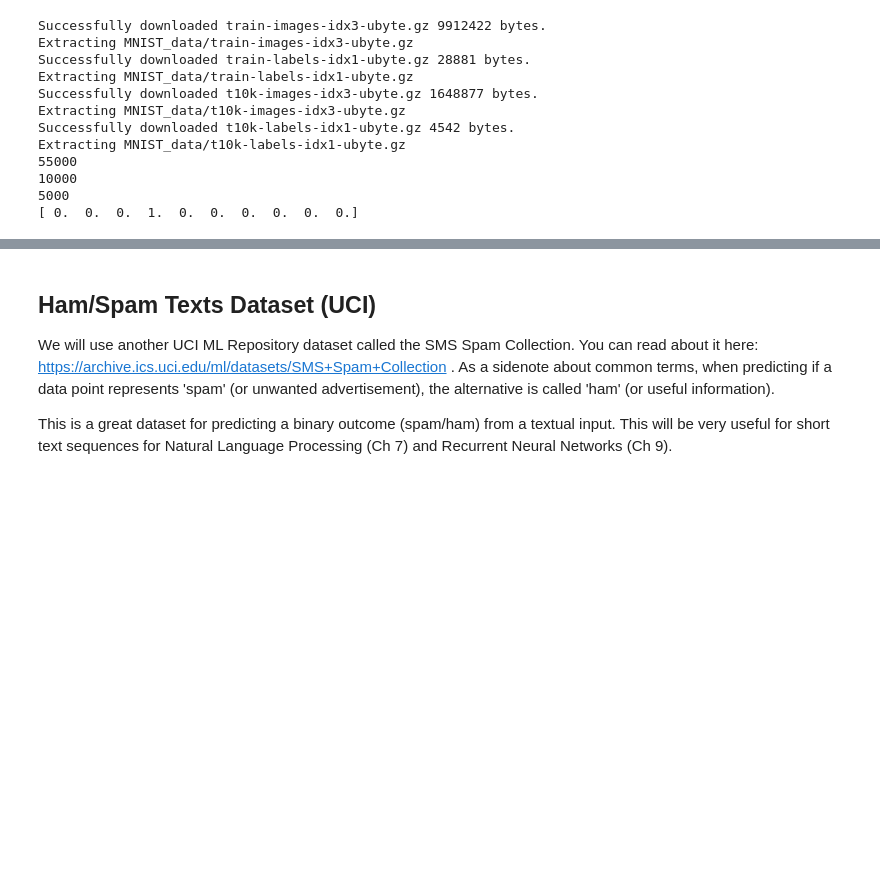
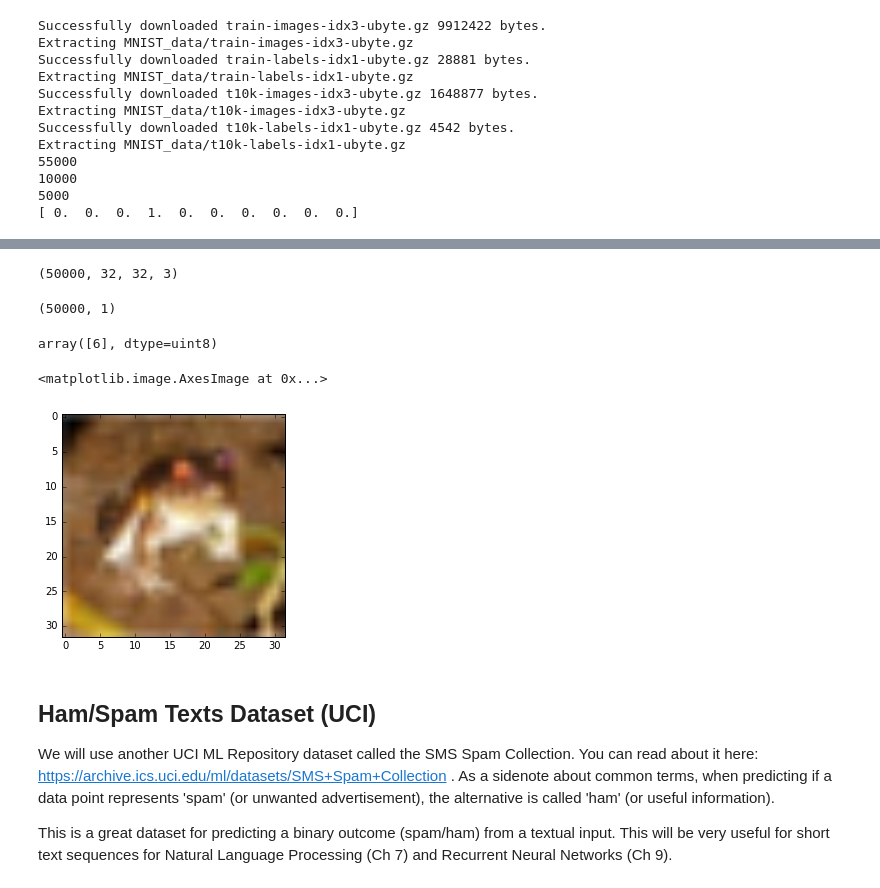
Before and after one commit to nfmcclure/tensorflow_cookbook, a Jupyter notebook: 01_Introduction/07_Working_with_Data_Sources/07_data_gathering.ipynb, the cells around one changed output, grey strips where cells are left out. Saved outputs shown, nothing was run; the diff lists cells and outputs as text; code cells hidden in the pictures; blank space fills up the shorter version.

Commit message:
Added CIFAR-10 data information

```diff
--- a/01_Introduction/07_Working_with_Data_Sources/07_data_gathering.ipynb
+++ b/01_Introduction/07_Working_with_Data_Sources/07_data_gathering.ipynb
@@ -91,0 +96,4 @@ Extracting MNIST_data/t10k-labels-idx1-ubyte.gz
+# %%
+from PIL import Image
+# Running this command requires an internet connection and a few minutes to download all the images.
+(X_train, y_train), (X_test, y_test) = tf.contrib.keras.datasets.cifar10.load_data()
@@ -92,3 +117,23 @@ Extracting MNIST_data/t10k-labels-idx1-ubyte.gz
+# %%
+X_train.shape
+# %% [output]
+(50000, 32, 32, 3)
+# %%
+y_train.shape
+# %% [output]
+(50000, 1)
+# %%
+y_train[0,] # this is a frog
+# %% [output]
+array([6], dtype=uint8)
+# %%
+# Plot the 0-th image (a frog)
+%matplotlib inline
+img = Image.fromarray(X_train[0,:,:,:])
+plt.imshow(img)
+# %% [output]
+<matplotlib.image.AxesImage at 0x...>
+[figure, added]
 # %% [markdown]
 ## Ham/Spam Texts Dataset (UCI)
 
```
Also changed, not shown: parts of 3 cells of this notebook, 1 other file.
